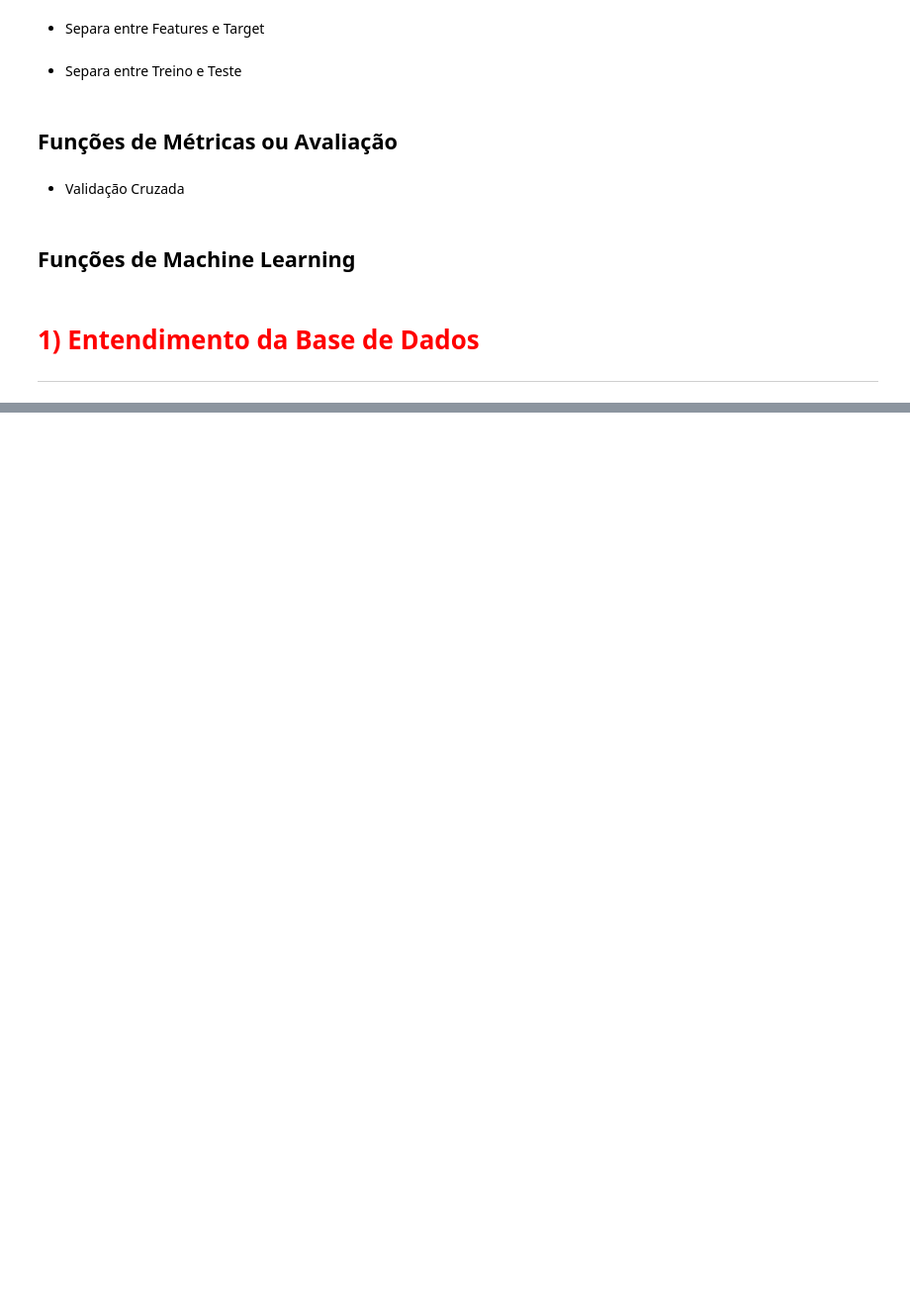
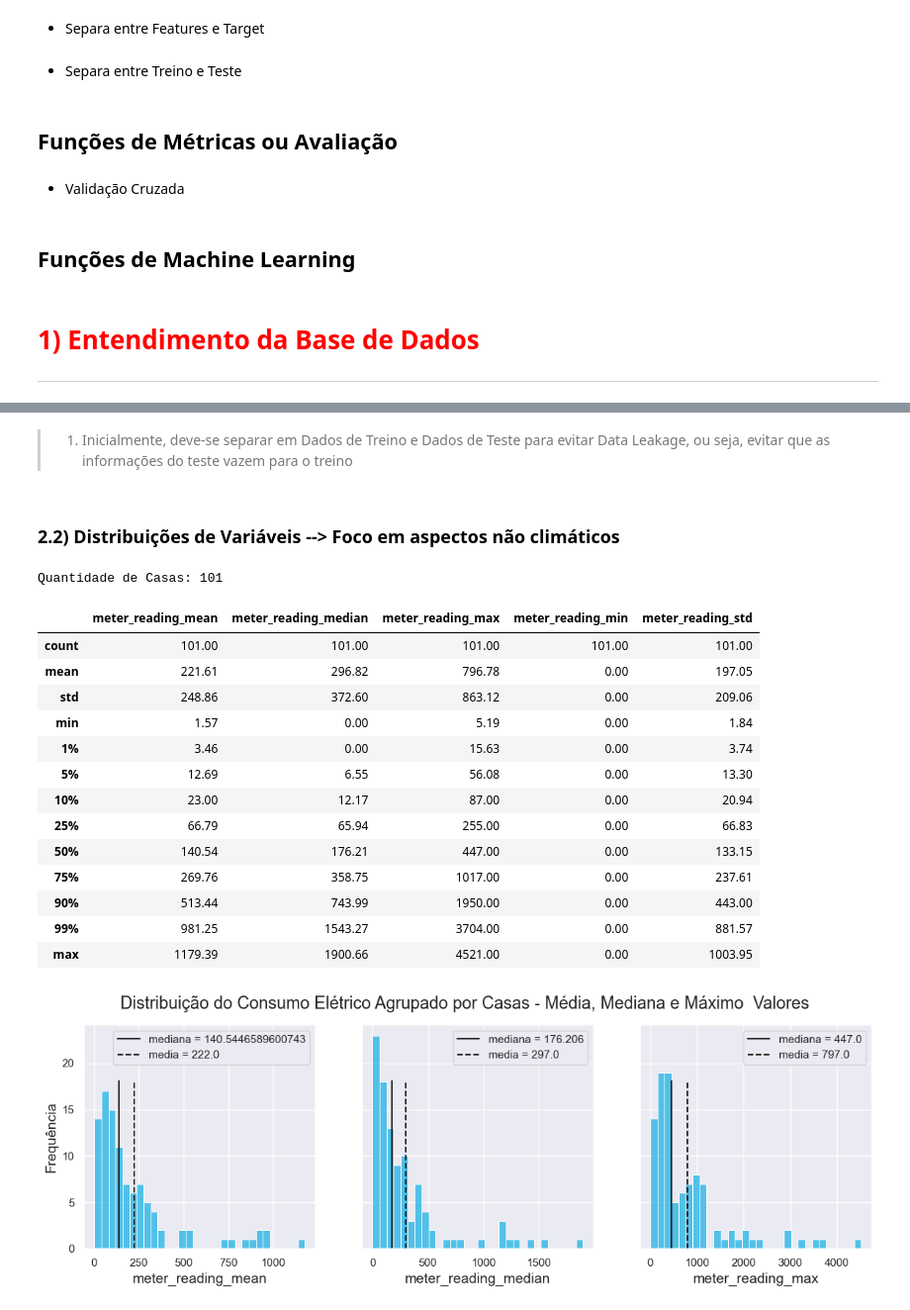
Before and after one commit to leonardovargas10/Modelo_Forecasting_Consumo_Energia, a Jupyter notebook: Modelo_Predicao_Consumo_Energia.ipynb, the cells around one changed output, grey strips where cells are left out. Shown at 99% size. Cells and saved outputs as stored; diff of their text form; code cells hidden in the pictures; blank space fills up the shorter version.

```diff
--- a/Modelo_Predicao_Consumo_Energia.ipynb
+++ b/Modelo_Predicao_Consumo_Energia.ipynb
@@ -312,7 +318,7 @@ def plota_histograma(lista_variaveis, df, linhas, colunas, titulo):
     if (linhas == 1) and (colunas == 1):
         k = 0
         mediana = df[lista_variaveis[k]].median()
-        media = round(df[lista_variaveis[k]].mean(), 2)
+        media = df[lista_variaveis[k]].mean().round()
         plt.figure(figsize = (14, 4))
         ax = sns.histplot(x = lista_variaveis[k], data = df, color = '#1FB3E5', bins = 30)
         ax.set_title(f'{titulo}')
@@ -325,13 +331,13 @@ def plota_histograma(lista_variaveis, df, linhas, colunas, titulo):
         plt.show()
     elif linhas == 1:
         fig, axis = plt.subplots(linhas, colunas, figsize = (14, 4), sharey = True)
+        fig.suptitle(f'{titulo}')
         k = 0
         for i in np.arange(linhas):
             for j in np.arange(colunas):
                 mediana = df[lista_variaveis[k]].median()
-                media = round(df[lista_variaveis[k]].mean(), 2)
+                media = df[lista_variaveis[k]].mean().round()
                 ax = sns.histplot(x = lista_variaveis[k], data = df, color = '#1FB3E5', ax = axis[j], bins = 30)
-                ax.set_title(f'{titulo}')
                 ax.set_xlabel(f'{lista_variaveis[k]}', fontsize = 14)
                 ax.set_ylabel(f'Frequência', fontsize = 14)
                 ax.axvline(x = mediana, ymax = 0.75 ,color = '#231F20', linestyle = '-', label = f'mediana = {mediana}')
@@ -341,13 +347,13 @@ def plota_histograma(lista_variaveis, df, linhas, colunas, titulo):
                 k = k + 1
     elif colunas == 1:
         fig, axis = plt.subplots(linhas, colunas, figsize = (14, 4), sharey = True)
+        fig.suptitle(f'{titulo}')
         k = 0
         for i in np.arange(linhas):
             for j in np.arange(colunas):
                 mediana = df[lista_variaveis[k]].median()
-                media = round(df[lista_variaveis[k]].mean(), 2)
+                media = df[lista_variaveis[k]].mean().round()
                 ax = sns.histplot(x = lista_variaveis[k], data = df, color = '#1FB3E5', ax = axis[i], bins = 30)
-                ax.set_title(f'{titulo}')
                 ax.set_xlabel(f'{lista_variaveis[k]}', fontsize = 14)
                 ax.set_ylabel(f'Frequência', fontsize = 14)
                 ax.axvline(x = mediana, ymax = 0.75 ,color = '#231F20', linestyle = '-', label = f'mediana = {mediana}')
@@ -357,13 +363,13 @@ def plota_histograma(lista_variaveis, df, linhas, colunas, titulo):
                 k = k + 1
     else:
         fig, axis = plt.subplots(linhas, colunas, figsize = (14, 4), sharey = True)
+        fig.suptitle(f'{titulo}')
         k = 0
         for i in np.arange(linhas):
             for j in np.arange(colunas):
                 mediana = df[lista_variaveis[k]].median()
-                media = round(df[lista_variaveis[k]].mean(), 2)
+                media = df[lista_variaveis[k]].mean().round()
                 ax = sns.histplot(x = lista_variaveis[k], data = df, color = '#1FB3E5', ax = axis[i, j], bins = 30)
-                ax.set_title(f'{titulo}')
                 ax.set_xlabel(f'{lista_variaveis[k]}', fontsize = 14)
                 ax.set_ylabel(f'Frequência', fontsize = 14)
                 ax.axvline(x = mediana, ymax = 0.75 ,color = '#231F20', linestyle = '-', label = f'mediana = {mediana}')
@@ -702,0 +836,3 @@ test = pd.read_csv('../04_modelo_predicao_consumo_energia/data/test.csv')
+# %%
+df_train = separa_treino_teste_temporal('timestamp', '2016-12-01', train)[0]
+df_valid = separa_treino_teste_temporal('timestamp', '2016-12-01', train)[1]
@@ -702,0 +857,55 @@ test = pd.read_csv('../04_modelo_predicao_consumo_energia/data/test.csv')
+# %% [markdown]
+> 1. Inicialmente, deve-se separar em Dados de Treino e Dados de Teste para evitar Data Leakage, ou seja, evitar que as informações do teste vazem para o treino
+# %% [markdown]
+### 2.2) Distribuições de Variáveis --> Foco em aspectos não climáticos
+# %%
+qt_casas = df_train['building_id'].nunique()
+print(f'Quantidade de Casas: {qt_casas}')
+# %% [output]
+Quantidade de Casas: 101
+# %%
+df_train_grouped = (
+    df_train
+        .groupby('building_id')
+        ['meter_reading']
+        .agg([
+            'mean',
+            'median',
+            'max',
+            'min',
+            'std'
+        ])
+        .rename({
+            'mean':'meter_reading_mean',
+            'median':'meter_reading_median',
+            'max':'meter_reading_max',
+            'min':'meter_reading_min',
+            'std':'meter_reading_std',
+        }, axis = 1)
+        .reset_index()
+    )
+
+plota_histograma(
+    ['meter_reading_mean', 'meter_reading_median', 'meter_reading_max'],
+    df_train_grouped,
+    1,
+    3,
+    'Distribuição do Consumo Elétrico Agrupado por Casas - Média, Mediana e Máximo  Valores'
+)
+df_train_grouped.describe(percentiles= [0.01, 0.05, 0.1, 0.25, 0.50, 0.75, 0.90, 0.99])
+# %% [output]
+|  | meter_reading_mean | meter_reading_median | meter_reading_max | meter_reading_min | meter_reading_std |
+| count | 101.00 | 101.00 | 101.00 | 101.00 | 101.00 |
+| mean | 221.61 | 296.82 | 796.78 | 0.00 | 197.05 |
+| std | 248.86 | 372.60 | 863.12 | 0.00 | 209.06 |
+| min | 1.57 | 0.00 | 5.19 | 0.00 | 1.84 |
+| 1% | 3.46 | 0.00 | 15.63 | 0.00 | 3.74 |
+| 5% | 12.69 | 6.55 | 56.08 | 0.00 | 13.30 |
+| 10% | 23.00 | 12.17 | 87.00 | 0.00 | 20.94 |
+| 25% | 66.79 | 65.94 | 255.00 | 0.00 | 66.83 |
+| 50% | 140.54 | 176.21 | 447.00 | 0.00 | 133.15 |
+| 75% | 269.76 | 358.75 | 1017.00 | 0.00 | 237.61 |
+| 90% | 513.44 | 743.99 | 1950.00 | 0.00 | 443.00 |
+| 99% | 981.25 | 1543.27 | 3704.00 | 0.00 | 881.57 |
+| max | 1179.39 | 1900.66 | 4521.00 | 0.00 | 1003.95 |
+[figure, added]
```
Also changed, not shown: parts of 19 cells of this notebook, 1 other file.
